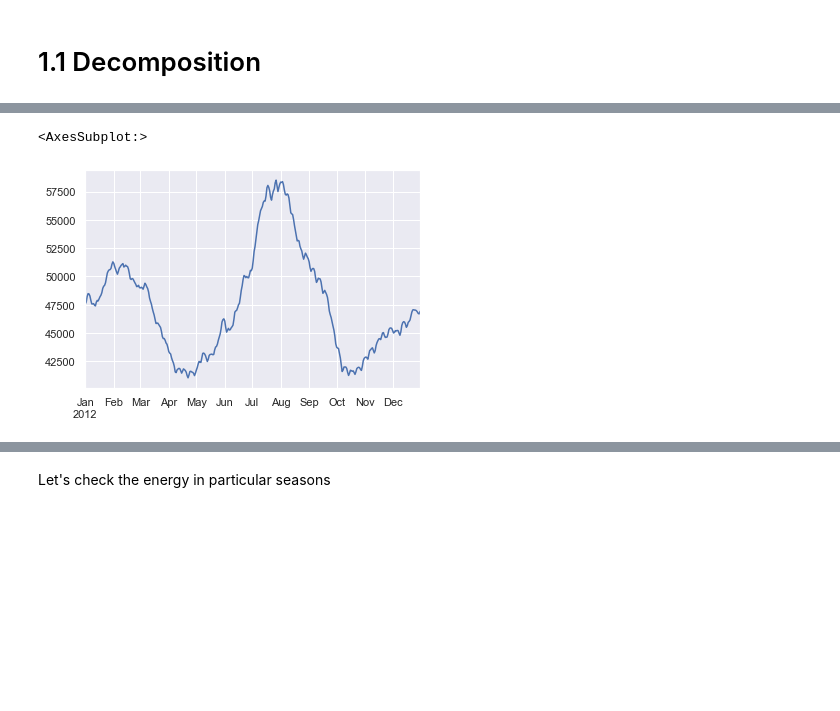
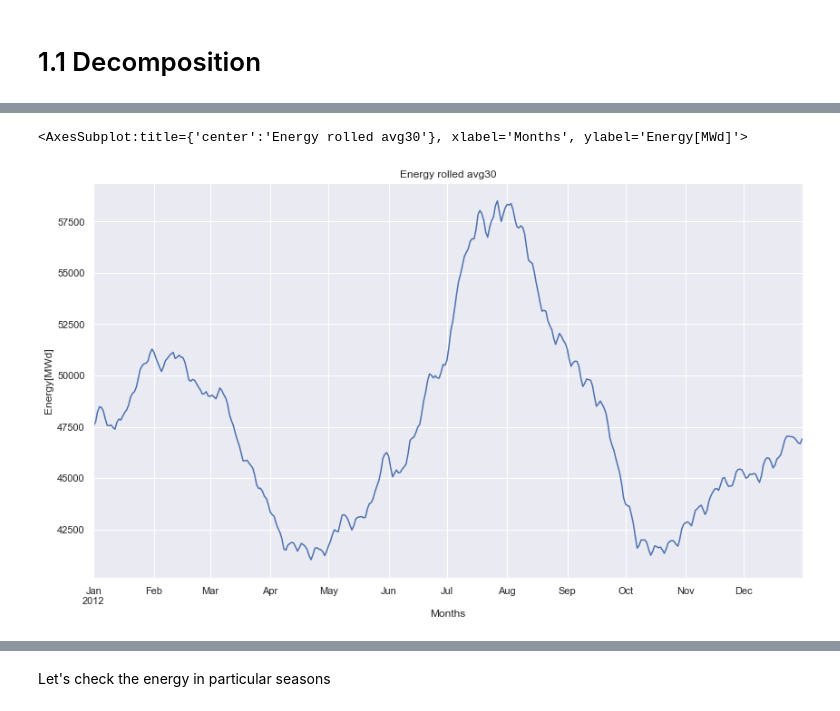
Before and after one commit to jumpincrane/EAD_project_2, a Jupyter notebook: analiza.ipynb, the cells around one changed output, grey strips where cells are left out. Cells and saved outputs as stored; diff of their text form; code cells hidden in the pictures; blank space fills up the shorter version.

```diff
--- a/analiza.ipynb
+++ b/analiza.ipynb
@@ -42,4 +41,4 @@ complete_df = pd.concat([electrical_cons_dayton_df, dayton_df], axis=1, join='in
 # %% [markdown]
 First look on dataset, I can see a lot of NaNs in some columns
 # %%
-complete_df
+complete_df = complete_df['2005':]
@@ -130,6 +115,6 @@ complete_df['Energy_MW']['2011':'2013'].rolling(90).mean()['2012':'2012'].plot()
 # %%
-complete_df['Energy_MW']['2011':'2013'].rolling(30).mean()['2012':'2012'].plot()
+complete_df['Energy_MW']['2011':'2013'].rolling(30).mean()['2012':'2012'].plot(xlabel='Months', ylabel='Energy[MWd]', figsize=(14, 8), grid=True, title='Energy rolled avg30')
 # %% [output]
-<AxesSubplot:>
+<AxesSubplot:title={'center':'Energy rolled avg30'}, xlabel='Months', ylabel='Energy[MWd]'>
-[figure, old version]
+[figure, new version]
 # %%
```
Also changed, not shown: parts of 106 cells of this notebook.
